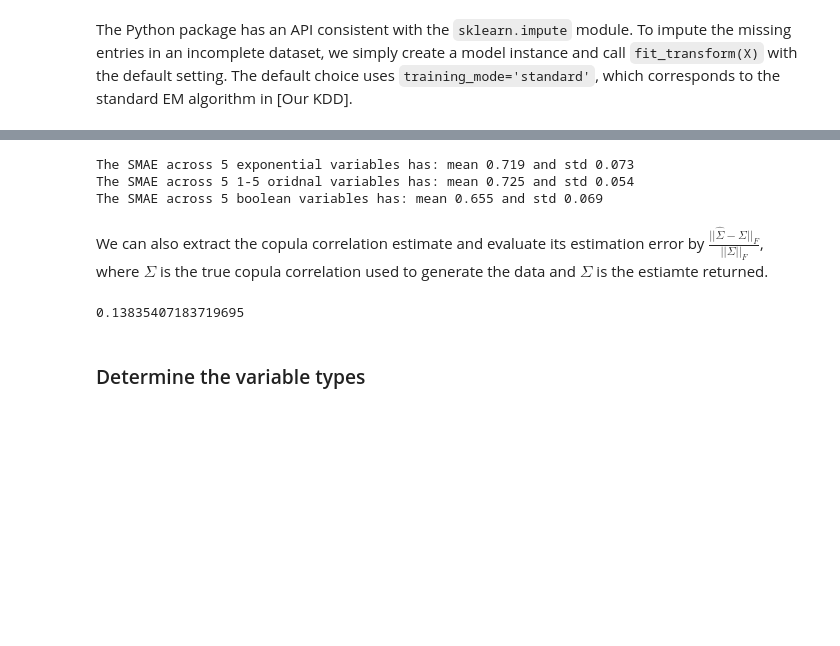
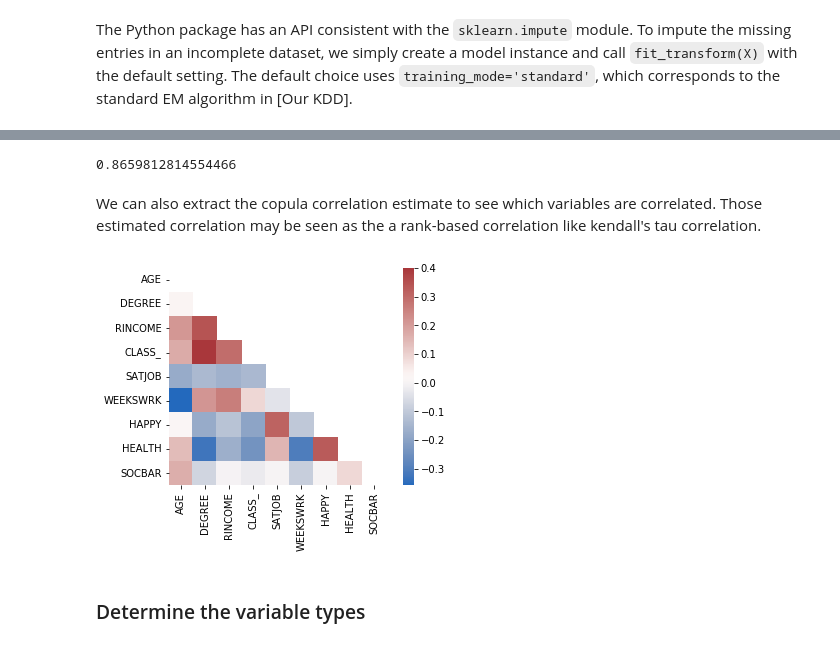
Before and after one commit to udellgroup/gcimpute, a Jupyter notebook: Examples/Example Get started.ipynb, the cells around one changed output, grey strips where cells are left out. Drawn from its saved outputs; the diff is of its cells as text; code cells hidden in the pictures; blank space fills up the shorter version.

```diff
--- a/Examples/Example Get started.ipynb
+++ b/Examples/Example Get started.ipynb
@@ -26,2 +35,4 @@ plt.tight_layout()
+# %%
+data_gss_masked = mask_MCAR(X=data_gss.to_numpy(), mask_fraction=0.1, seed=101)
 # %% [markdown]
 The Python package has an API consistent with the `sklearn.impute` module. To impute the missing entries in an incomplete dataset, we simply create a model instance and call `fit_transform(X)` with the default setting. The default choice uses `training_mode='standard'`, which corresponds to the standard EM algorithm in [Our KDD].
@@ -34,0 +39,6 @@ Ximp = model.fit_transform(X=X_mask)
+# %%
+model = GaussianCopula()
+t1 = time.time()
+Ximp = model.fit_transform(X=data_gss_masked)
+t2 = time.time()
+print(f'Runtime: {t2-t1:.2f} seconds')
@@ -39,18 +49,18 @@ We use the scaled mean abosulte error (SMAE), the imputation MAE of a method sca
-# %%
-smae = get_smae(Ximp, X, X_mask)
-print(f'The SMAE across 5 exponential variables has: mean {smae[:5].mean():.3f} and std {smae[:5].std():.3f}')
-print(f'The SMAE across 5 1-5 oridnal variables has: mean {smae[5:10].mean():.3f} and std {smae[5:10].std():.3f}')
-print(f'The SMAE across 5 boolean variables has: mean {smae[10:].mean():.3f} and std {smae[10:].std():.3f}')
-# %% [output]
-The SMAE across 5 exponential variables has: mean 0.719 and std 0.073
-The SMAE across 5 1-5 oridnal variables has: mean 0.725 and std 0.054
-The SMAE across 5 boolean variables has: mean 0.655 and std 0.069
-# %% [markdown]
-We can also extract the copula correlation estimate and evaluate its estimation error by $\frac{||\hat\Sigma-\Sigma||_F}{||\Sigma||_F}$, where $\Sigma$ is the true copula correlation used to generate the data and $\Sigma$ is the estiamte returned.
-# %%
-copula_corr_est = model.get_params()['copula_corr']
-get_scaled_error(copula_corr_est, copula_corr)
-# %% [output]
-0.13835407183719695
+# %%
+smae = get_smae(x_imp=Ximp, x_true=np.array(data_gss), x_obs=data_gss_masked)
+smae.mean()
+# %% [output]
+0.8659812814554466
+# %% [markdown]
+We can also extract the copula correlation estimate to see which variables are correlated. Those estimated correlation may be seen as the a rank-based correlation like kendall's tau correlation.
+# %%
+copula_corr_est = model.get_params()['copula_corr']
+mask = np.zeros_like(copula_corr_est)
+mask[np.triu_indices_from(mask)] = True
+_ = sns.heatmap(copula_corr_est,
+                xticklabels=names, yticklabels=names,
+                vmax=0.4, mask=mask, square=True, cmap='vlag')
+# %% [output]
+[figure, added]
 # %% [markdown]
 ### Determine the variable types
```
Also changed, not shown: parts of 88 cells of this notebook, 5 other files.
